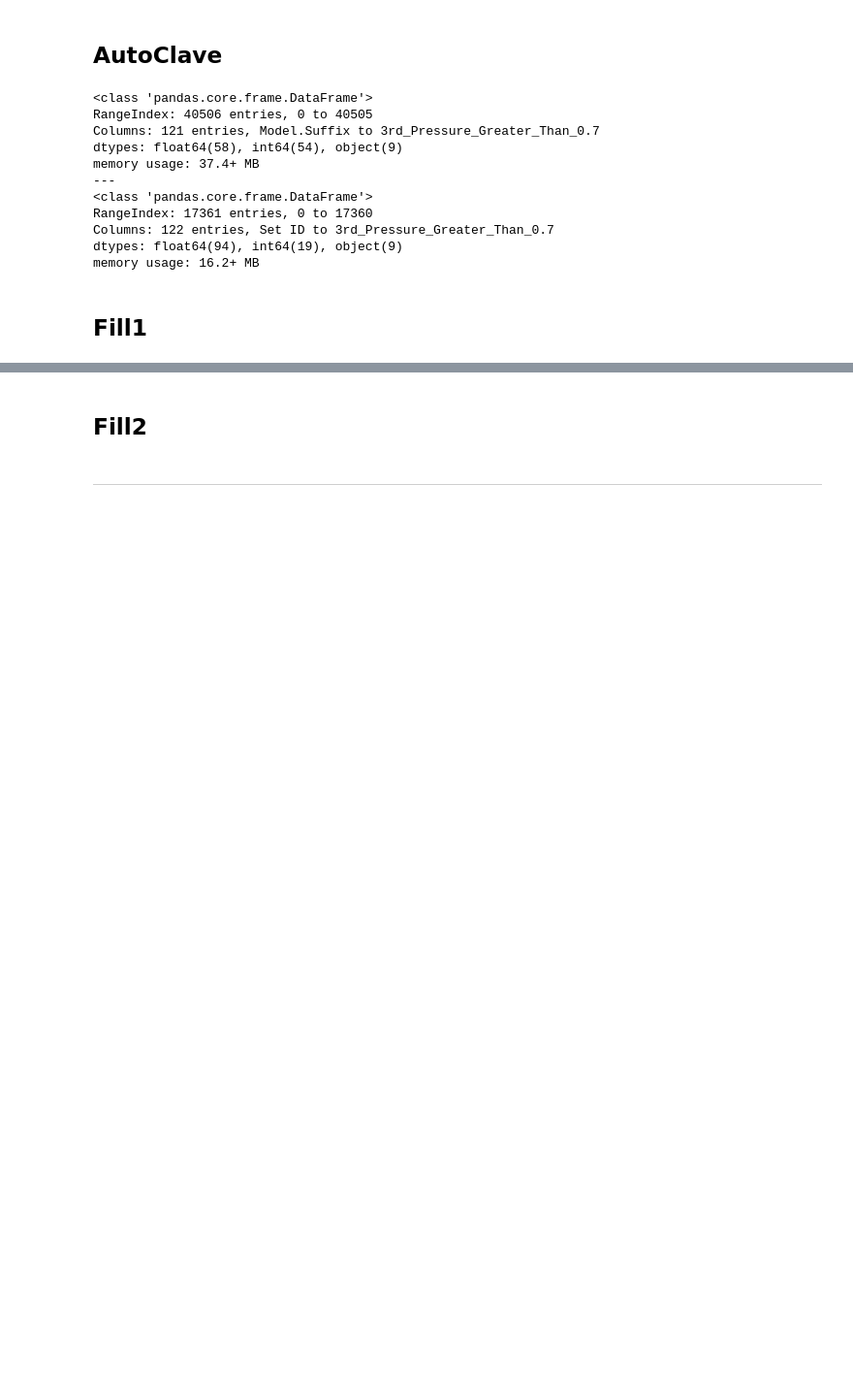
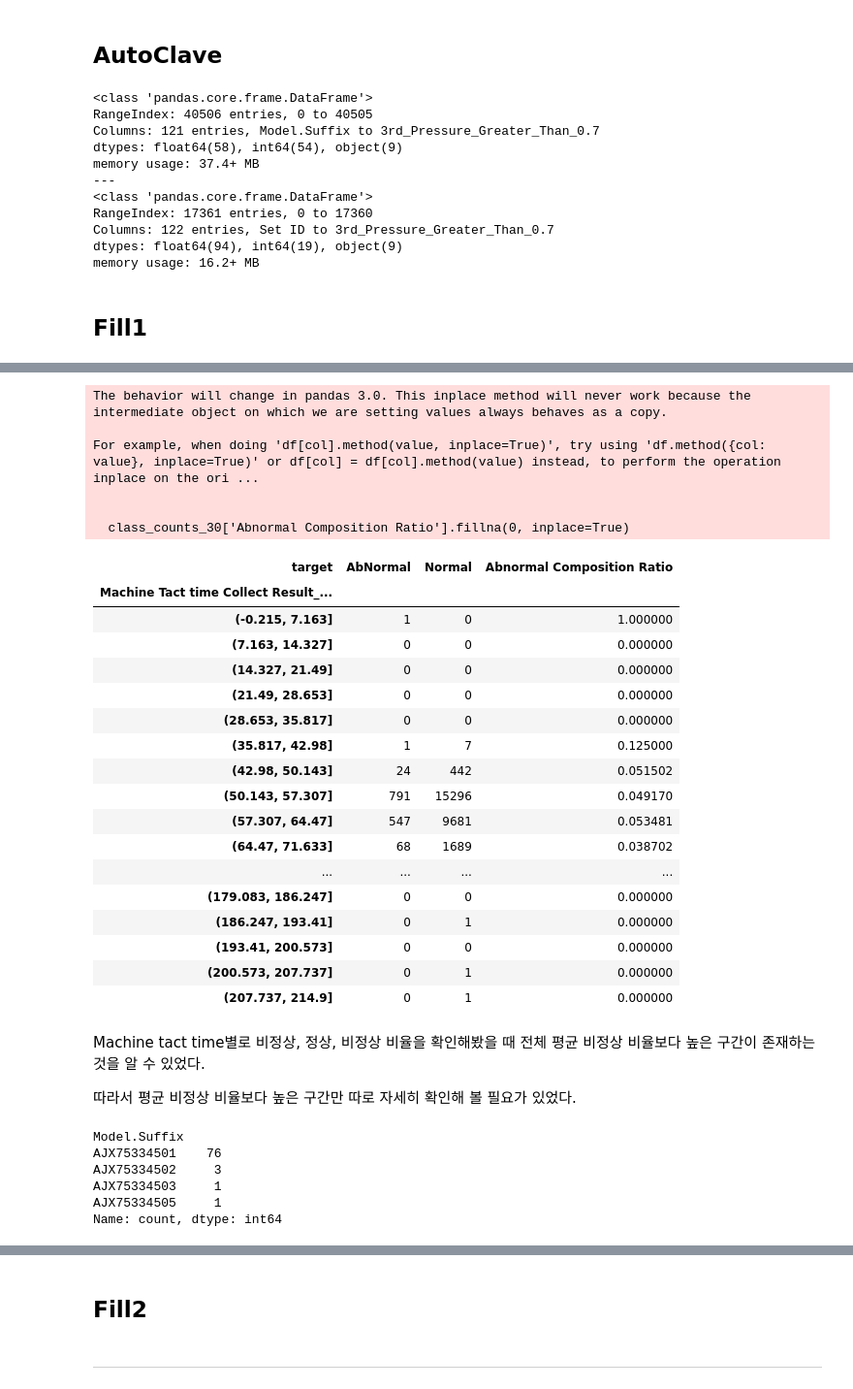
Before and after one commit to dyk9916/Lg_aimers5, a Jupyter notebook: total_code.ipynb, the cells around one changed output, grey strips where cells are left out. Shown at 97% size. Drawn from its saved outputs; the diff is of its cells as text; code cells hidden in the pictures; blank space fills up the shorter version.

```diff
--- a/total_code.ipynb
+++ b/total_code.ipynb
@@ -355,0 +459,7 @@ memory usage: 16.2+ MB
+# %%
+# Divide the machine tact time into 20 classes
+time_bins_30 = pd.cut(extracted_data['Machine Tact time Collect Result_Fill1'], bins=30)
+
+# Group by the time bins and target to find the count of abnormal and normal for each class
+class_counts_30 = extracted_data.groupby([time_bins_30, 'target']).size().unstack(fill_value=0)
+class_counts_30
@@ -355,0 +485,53 @@ memory usage: 16.2+ MB
+# %%
+# Calculate the abnormal composition ratio for each class
+class_counts_30['Abnormal Composition Ratio'] = class_counts_30['AbNormal'] / (class_counts_30['AbNormal'] + class_counts_30['Normal'])
+
+# Fill NaN values with 0 (in cases where both AbNormal and Normal counts are 0)
+class_counts_30['Abnormal Composition Ratio'].fillna(0, inplace=True)
+
+class_counts_30
+# %% [output]
+The behavior will change in pandas 3.0. This inplace method will never work because the intermediate object on which we are setting values always behaves as a copy.
+
+For example, when doing 'df[col].method(value, inplace=True)', try using 'df.method({col: value}, inplace=True)' or df[col] = df[col].method(value) instead, to perform the operation inplace on the ori ...
+
+
+  class_counts_30['Abnormal Composition Ratio'].fillna(0, inplace=True)
+| target | AbNormal | Normal | Abnormal Composition Ratio |
+| Machine Tact time Collect Result_... |  |  |  |
+| (-0.215, 7.163] | 1 | 0 | 1.000000 |
+| (7.163, 14.327] | 0 | 0 | 0.000000 |
+| (14.327, 21.49] | 0 | 0 | 0.000000 |
+| (21.49, 28.653] | 0 | 0 | 0.000000 |
+| (28.653, 35.817] | 0 | 0 | 0.000000 |
+| (35.817, 42.98] | 1 | 7 | 0.125000 |
+| (42.98, 50.143] | 24 | 442 | 0.051502 |
+| (50.143, 57.307] | 791 | 15296 | 0.049170 |
+| (57.307, 64.47] | 547 | 9681 | 0.053481 |
+| (64.47, 71.633] | 68 | 1689 | 0.038702 |
+| ... | ... | ... | ... |
+| (179.083, 186.247] | 0 | 0 | 0.000000 |
+| (186.247, 193.41] | 0 | 1 | 0.000000 |
+| (193.41, 200.573] | 0 | 0 | 0.000000 |
+| (200.573, 207.737] | 0 | 1 | 0.000000 |
+| (207.737, 214.9] | 0 | 1 | 0.000000 |
+# %% [markdown]
+Machine tact time별로 비정상, 정상, 비정상 비율을 확인해봤을 때 전체 평균 비정상 비율보다 높은 구간이 존재하는 것을 알 수 있었다.
+
+따라서 평균 비정상 비율보다 높은 구간만 따로 자세히 확인해 볼 필요가 있었다.
+# %%
+# Find the range of machine tact time corresponding to the specified section
+selected_range = class_counts_30.index[11:12]  # iloc[8:9] corresponds to the 9th and 10th intervals
+
+# Filter the extracted data for the selected range
+filtered_data = extracted_data[extracted_data['Machine Tact time Collect Result_Fill1'].between(selected_range[0].left, selected_range[-1].right)]
+
+# Get the number of unique 'Model.Suffix' rows in the filtered data
+filtered_data['Model.Suffix'].value_counts()
+# %% [output]
+Model.Suffix
+AJX75334501    76
+AJX75334502     3
+AJX75334503     1
+AJX75334505     1
+Name: count, dtype: int64
```
Also changed, not shown: parts of 17 cells of this notebook, 2 other files.
